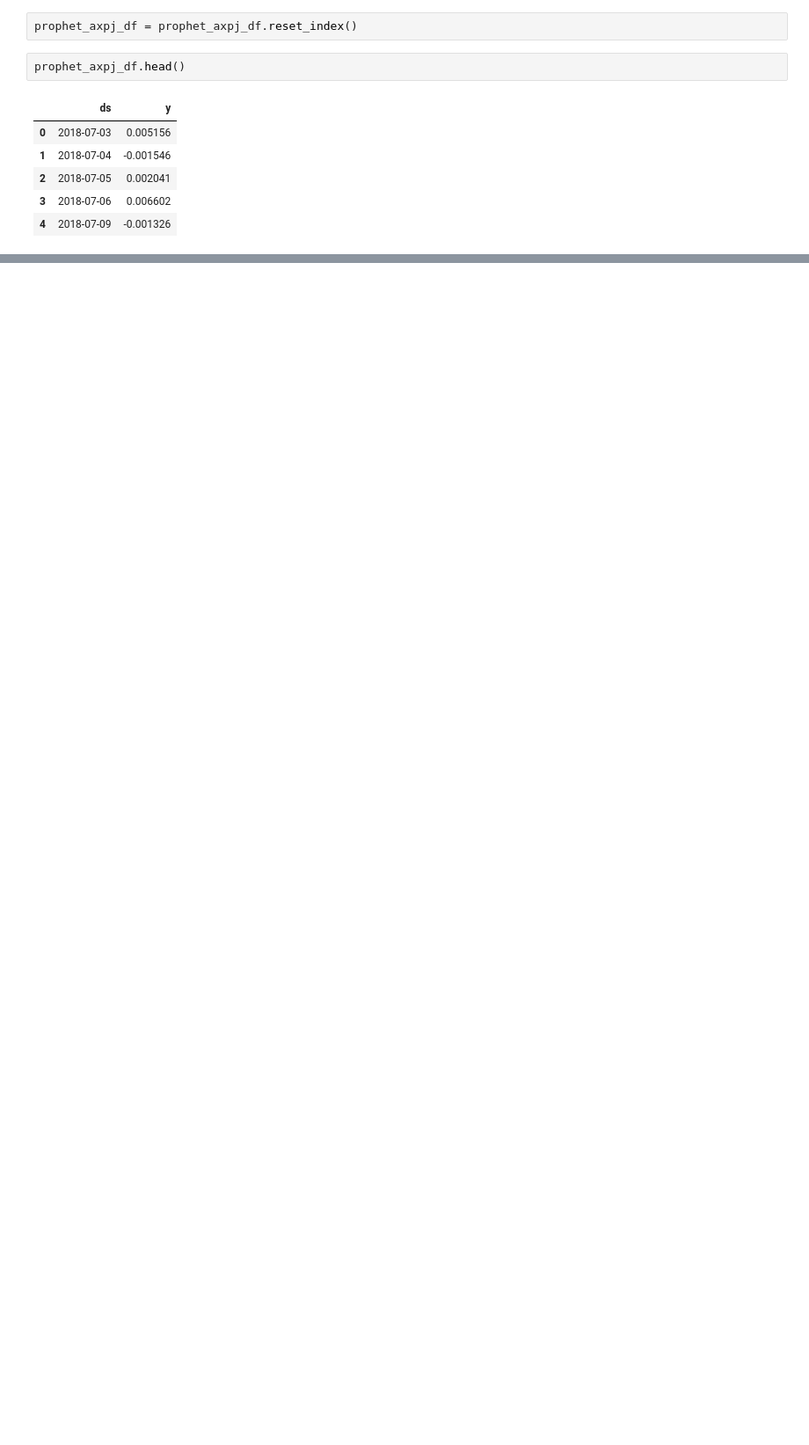
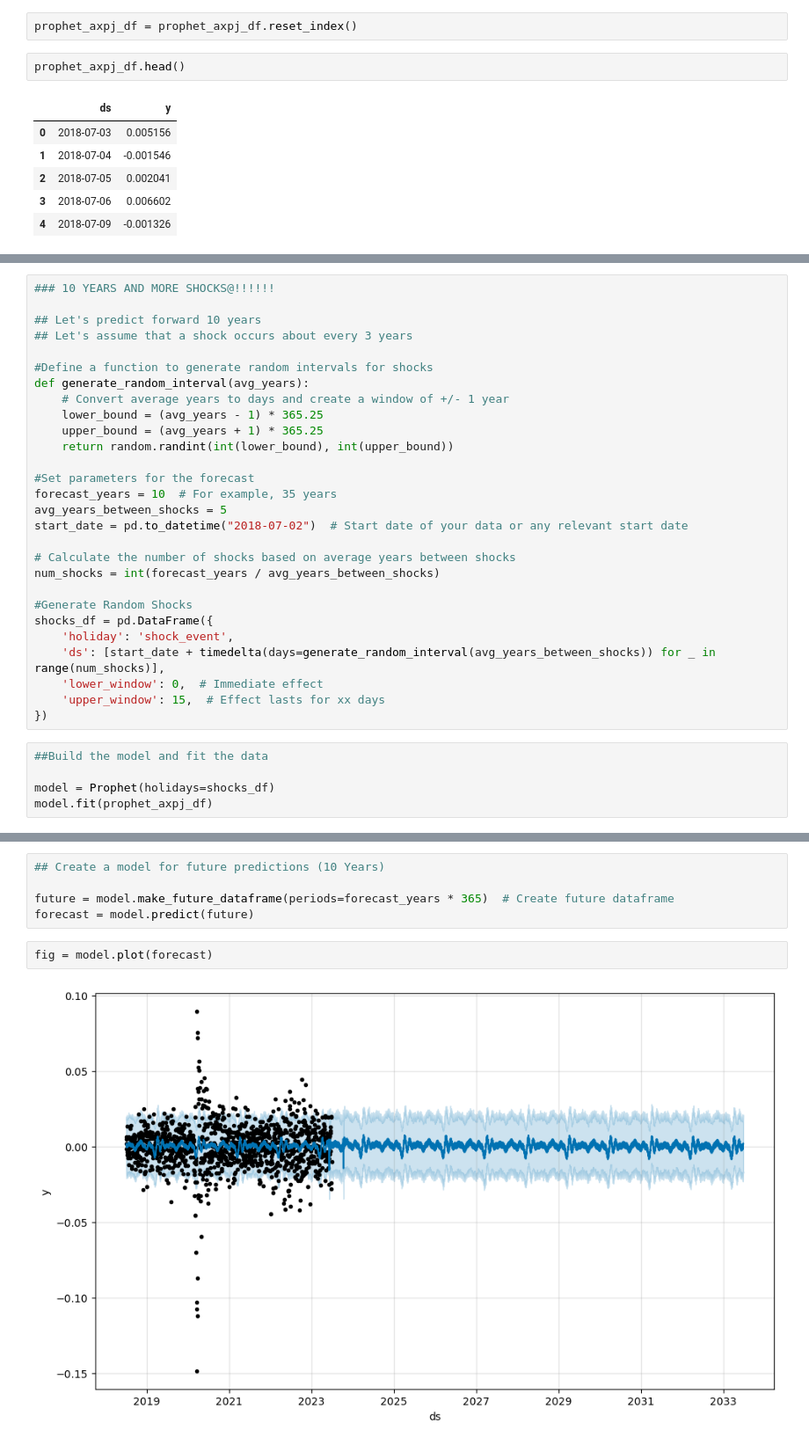
Before and after one commit to DGLewiss/Repo-Practice, a Jupyter notebook: yfinance.ipynb, the cells around one changed output, grey strips where cells are left out. Shown at 88% size. Drawn from its saved outputs; the diff is of its cells as text; blank space fills up the shorter version.

```diff
--- a/yfinance.ipynb
+++ b/yfinance.ipynb
@@ -242,0 +311,33 @@ forecast = m.predict(future)
+# %%
+### 10 YEARS AND MORE SHOCKS@!!!!!!
+
+## Let's predict forward 10 years
+## Let's assume that a shock occurs about every 3 years
+
+#Define a function to generate random intervals for shocks
+def generate_random_interval(avg_years):
+    # Convert average years to days and create a window of +/- 1 year
+    lower_bound = (avg_years - 1) * 365.25
+    upper_bound = (avg_years + 1) * 365.25
+    return random.randint(int(lower_bound), int(upper_bound))
+
+#Set parameters for the forecast
+forecast_years = 10  # For example, 35 years
+avg_years_between_shocks = 5
+start_date = pd.to_datetime("2018-07-02")  # Start date of your data or any relevant start date
+
+# Calculate the number of shocks based on average years between shocks
+num_shocks = int(forecast_years / avg_years_between_shocks)
+
+#Generate Random Shocks
+shocks_df = pd.DataFrame({
+    'holiday': 'shock_event',
+    'ds': [start_date + timedelta(days=generate_random_interval(avg_years_between_shocks)) for _ in range(num_shocks)],
+    'lower_window': 0,  # Immediate effect
+    'upper_window': 15,  # Effect lasts for xx days
+})
+# %%
+##Build the model and fit the data
+
+model = Prophet(holidays=shocks_df)
+model.fit(prophet_axpj_df)
@@ -242,0 +354,9 @@ forecast = m.predict(future)
+# %%
+## Create a model for future predictions (10 Years)
+
+future = model.make_future_dataframe(periods=forecast_years * 365)  # Create future dataframe
+forecast = model.predict(future)
+# %%
+fig = model.plot(forecast)
+# %% [output]
+[figure, added]
```
Also changed, not shown: parts of 18 cells of this notebook.
